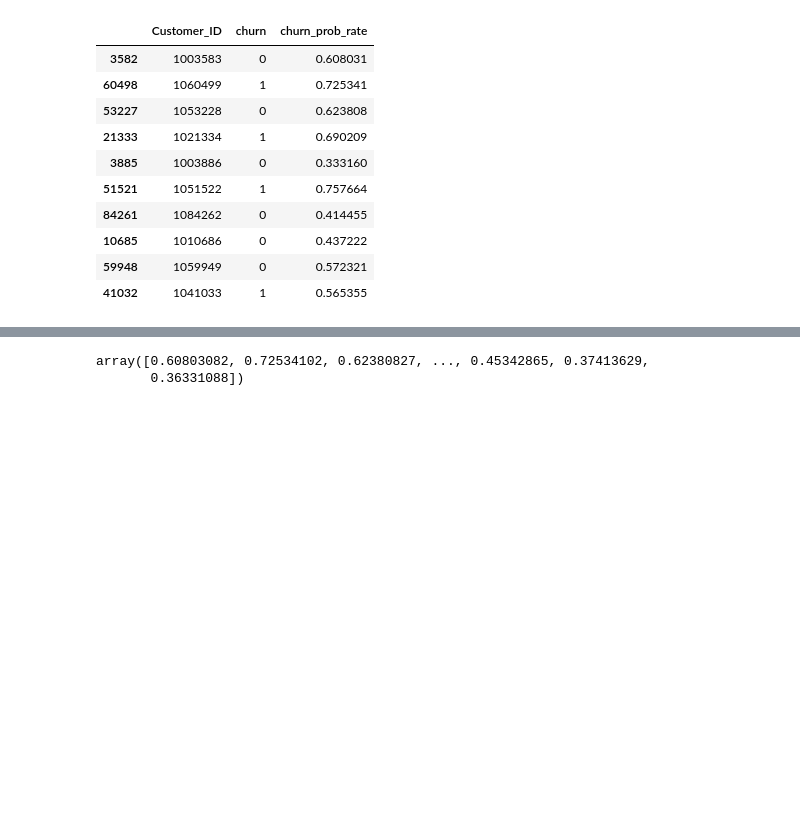
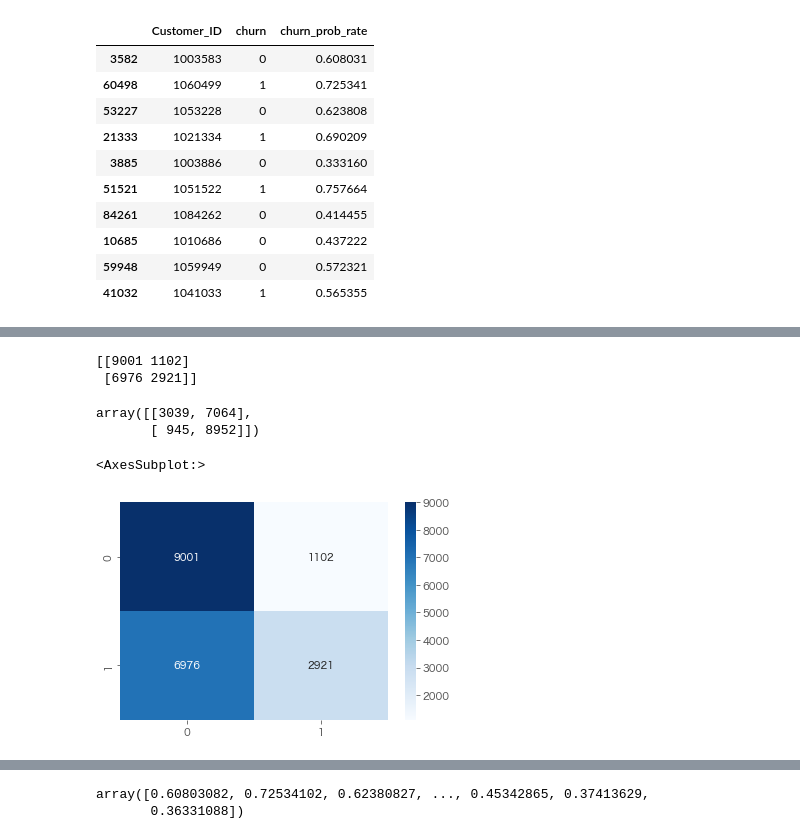
Before and after one commit to Fumiya-Matsumoto/telecom_customer, a Jupyter notebook: notebook/eda.ipynb, the cells around one changed output, grey strips where cells are left out. Drawn from its saved outputs; the diff is of its cells as text; code cells hidden in the pictures; blank space fills up the shorter version.

```diff
--- a/notebook/eda.ipynb
+++ b/notebook/eda.ipynb
@@ -1184,0 +1218,3 @@ df_output.head(10)
+# %%
+q_ten_royality_score_df = pd.qcut(df_royality_churn['Royality_Score'], 10)
+q_ten_royality_score_df
@@ -1184,0 +1249,3 @@ df_output.head(10)
+# %%
+df_royality_churn['q_ten_royality_score'] = q_ten_royality_score_df
+df_royality_churn.head()
@@ -1184,0 +1286,6 @@ df_output.head(10)
+# %%
+df_royality_churn['pred'] = 0
+df_royality_churn['pred2'] = 0
+df_royality_churn.loc[df_royality['Royality_Score'] <= 38.5, 'pred'] = 1
+df_royality_churn.loc[df_royality['Royality_Score'] <= 62.7, 'pred2'] = 1
+df_royality_churn.head()
@@ -1184,0 +1299,18 @@ df_output.head(10)
+# %%
+from sklearn.metrics import confusion_matrix
+cm = confusion_matrix(df_royality_churn['churn'], df_royality_churn['pred'])
+print(cm)
+# %% [output]
+[[9001 1102]
+ [6976 2921]]
+# %%
+cm2 = confusion_matrix(df_royality_churn['churn'], df_royality_churn['pred2'])
+cm2
+# %% [output]
+array([[3039, 7064],
+       [ 945, 8952]])
+# %%
+sns.heatmap(cm, annot=True, cmap='Blues', fmt='d')
+# %% [output]
+<AxesSubplot:>
+[figure, added]
```
Also changed, not shown: parts of 31 cells of this notebook, 9 other files.
